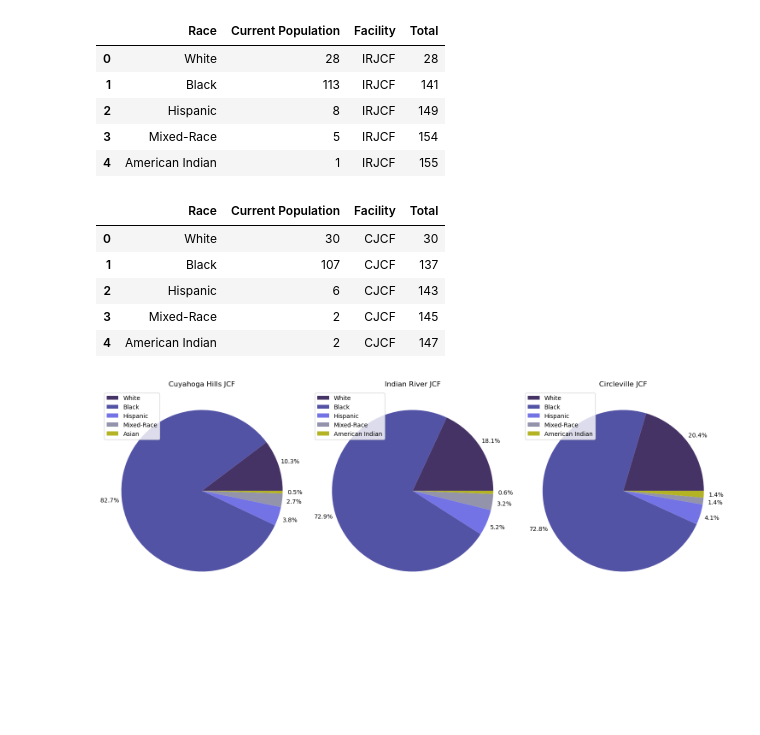
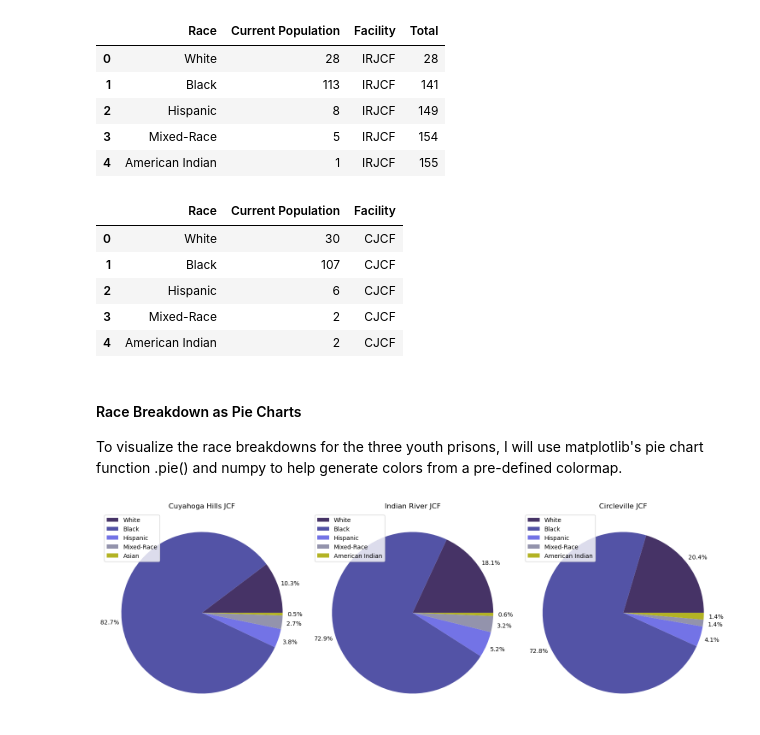
Before and after one commit to bianca-amoako/data_EMATfa24, a Jupyter notebook: Final Project/final_project_amoako.ipynb, the cells around one changed output. Saved outputs shown, nothing was run; the diff lists cells and outputs as text; code cells hidden in the pictures; blank space fills up the shorter version.

```diff
--- a/Final Project/final_project_amoako.ipynb
+++ b/Final Project/final_project_amoako.ipynb
@@ -55,20 +53,22 @@ indian_race_df
 # %%
 tabula.convert_into("circleville_by_race.pdf", "circle_by_race.csv", output_format="csv", pages='all')
 circle_race_df = pd.DataFrame(pd.read_csv("circle_by_race.csv"))
 #tidy
 circle_race_df["Facility"] = "CJCF"
 circle_race_df.loc[4, "Race"] = "American Indian"
 circle_race_df = circle_race_df.drop(5)
 circle_race_df = circle_race_df.rename(columns={"Current\rPopulation": "Current Population"})
-circle_race_df["Total"] = circle_race_df["Current Population"].cumsum()
 circle_race_df
 # %% [output]
-|  | Race | Current Population | Facility | Total |
-| 0 | White | 30 | CJCF | 30 |
-| 1 | Black | 107 | CJCF | 137 |
-| 2 | Hispanic | 6 | CJCF | 143 |
-| 3 | Mixed-Race | 2 | CJCF | 145 |
-| 4 | American Indian | 2 | CJCF | 147 |
+|  | Race | Current Population | Facility |
+| 0 | White | 30 | CJCF |
+| 1 | Black | 107 | CJCF |
+| 2 | Hispanic | 6 | CJCF |
+| 3 | Mixed-Race | 2 | CJCF |
+| 4 | American Indian | 2 | CJCF |
+# %% [markdown]
+#### Race Breakdown as Pie Charts
+To visualize the race breakdowns for the three youth prisons, I will use matplotlib's pie chart function .pie() and numpy to help generate colors from a pre-defined colormap.
 # %%
 from matplotlib import pyplot as plt
 import numpy as np
```
Also changed, not shown: parts of 14 cells of this notebook, 5 other files.
